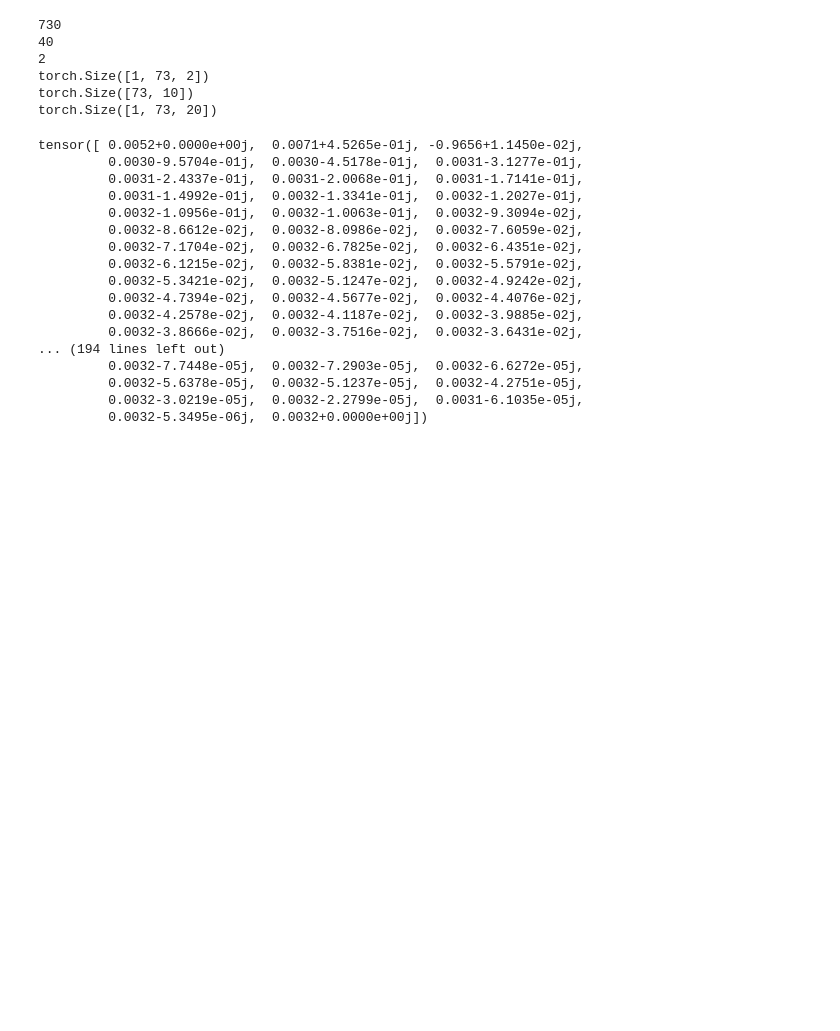
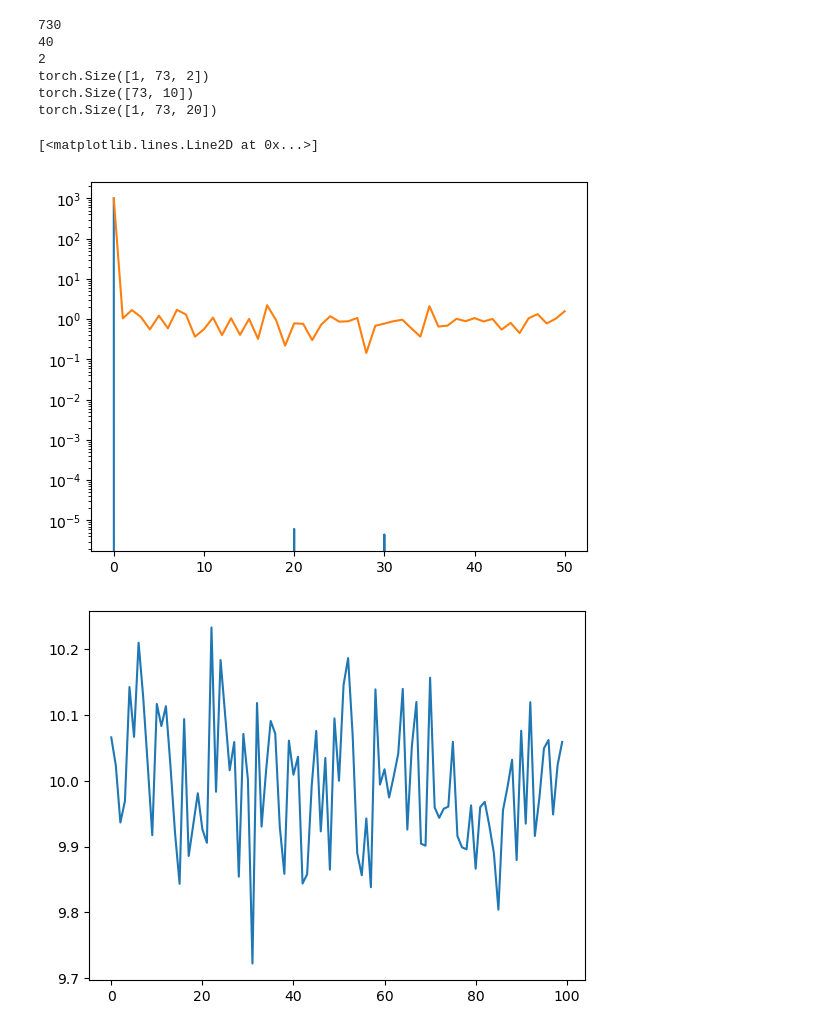
Before and after one commit to WillWang1113/Moving-Average-Diffusion, a Jupyter notebook: notebooks/test.ipynb, the cells around one changed output. Cells and saved outputs as stored; diff of their text form; code cells hidden in the pictures; blank space fills up the shorter version.

```diff
--- a/notebooks/test.ipynb
+++ b/notebooks/test.ipynb
@@ -170,31 +176,20 @@ torch.Size([73, 10])
 torch.Size([1, 73, 20])
 # %%
 import torch
-x = torch.sin(torch.arange(314 * 4) / 100)
+x = torch.ones(100) * 10
+# x = torch.randn(1000)
+# x = torch.sin(torch.arange(314 * 4) / 100)
 x_fft = torch.fft.rfft(x)
-torch.nn.Tanh()(x_fft)
-# plt.plot(x_fft.abs())
-# plt.yscale("log")
+plt.plot(x_fft.abs())
+plt.yscale("log")
+x_fft = x_fft + torch.randn_like(x_fft,dtype=torch.cfloat)
 # plt.xscale("log")
+plt.plot(x_fft.abs())
 
-# x = x + torch.randn_like(x) * 0.01
-# x_fft = torch.fft.rfft(x)
-# plt.plot(x_fft.abs())
+fig = plt.figure()
+x = torch.fft.irfft(x_fft)
+plt.plot(x)
 # %% [output]
-tensor([ 0.0052+0.0000e+00j,  0.0071+4.5265e-01j, -0.9656+1.1450e-02j,
-         0.0030-9.5704e-01j,  0.0030-4.5178e-01j,  0.0031-3.1277e-01j,
-         0.0031-2.4337e-01j,  0.0031-2.0068e-01j,  0.0031-1.7141e-01j,
-         0.0031-1.4992e-01j,  0.0032-1.3341e-01j,  0.0032-1.2027e-01j,
-         0.0032-1.0956e-01j,  0.0032-1.0063e-01j,  0.0032-9.3094e-02j,
-         0.0032-8.6612e-02j,  0.0032-8.0986e-02j,  0.0032-7.6059e-02j,
-         0.0032-7.1704e-02j,  0.0032-6.7825e-02j,  0.0032-6.4351e-02j,
-         0.0032-6.1215e-02j,  0.0032-5.8381e-02j,  0.0032-5.5791e-02j,
-         0.0032-5.3421e-02j,  0.0032-5.1247e-02j,  0.0032-4.9242e-02j,
-         0.0032-4.7394e-02j,  0.0032-4.5677e-02j,  0.0032-4.4076e-02j,
-         0.0032-4.2578e-02j,  0.0032-4.1187e-02j,  0.0032-3.9885e-02j,
-         0.0032-3.8666e-02j,  0.0032-3.7516e-02j,  0.0032-3.6431e-02j,
-... (194 lines left out)
-         0.0032-7.7448e-05j,  0.0032-7.2903e-05j,  0.0032-6.6272e-05j,
-         0.0032-5.6378e-05j,  0.0032-5.1237e-05j,  0.0032-4.2751e-05j,
-         0.0032-3.0219e-05j,  0.0032-2.2799e-05j,  0.0031-6.1035e-05j,
-         0.0032-5.3495e-06j,  0.0032+0.0000e+00j])
+[<matplotlib.lines.Line2D at 0x...>]
+[figure, added]
+[figure, added]
```
Also changed, not shown: parts of 7 cells of this notebook, 12 other files.
